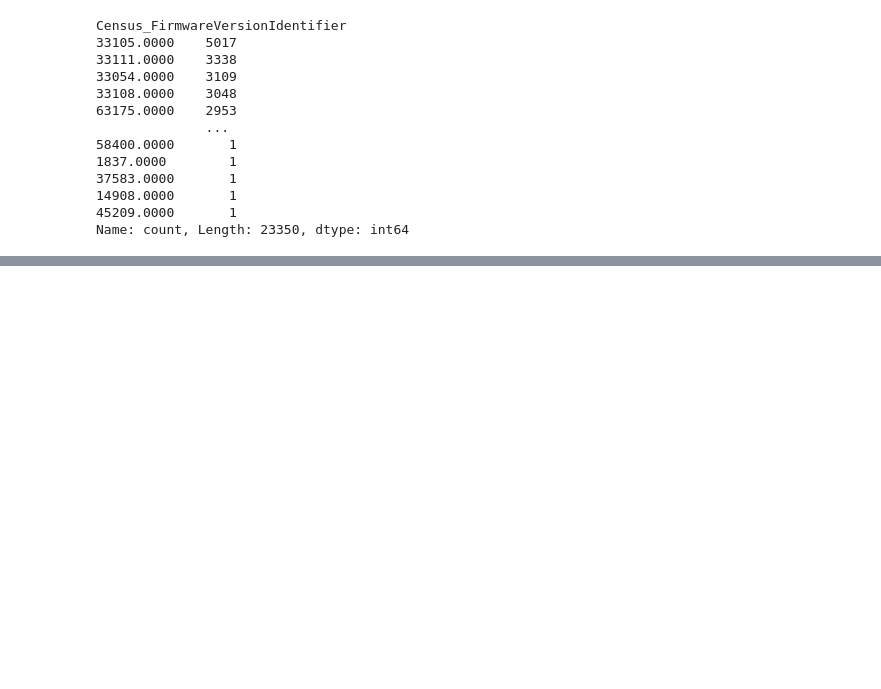
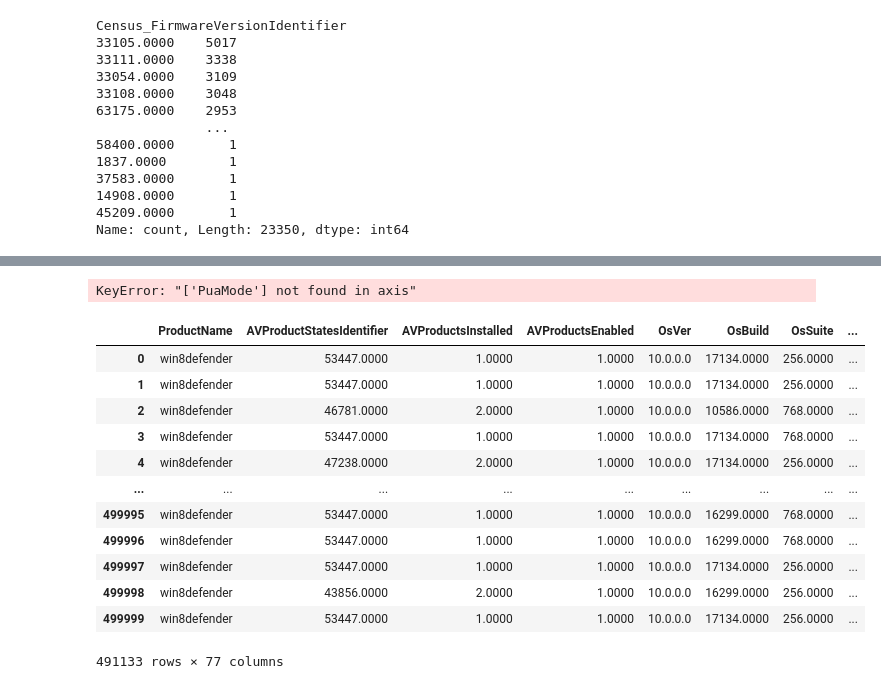
Before and after one commit to Wolfsteno/data-science-projects, a Jupyter notebook: Entregable 2 Supervised Machine Learning/entregable2_mugva.ipynb, the cells around one changed output, grey strips where cells are left out. Drawn from its saved outputs; the diff is of its cells as text; code cells hidden in the pictures; blank space fills up the shorter version.

```diff
--- a/Entregable 2 Supervised Machine Learning/entregable2_mugva.ipynb
+++ b/Entregable 2 Supervised Machine Learning/entregable2_mugva.ipynb
@@ -1806,0 +1891,76 @@ Name: count, Length: 23350, dtype: int64
+# %%
+def eliminar_categorias_poco_frecuentes(dfi, columnas=None, limite=10000):
+    dfi = dfi['OsBuild',
+ 'OsSuite',
+ 'OsPlatformSubRelease',
+ 'OsBuildLab',
+ 'SkuEdition',
+ 'IsProtected',
+ 'AutoSampleOptIn',
+ 'SMode',
+ 'IeVerIdentifier',
+ 'SmartScreen',
+ 'Firewall',
+ 'UacLuaenable',
+ 'Census_MDC2FormFactor',
+ 'Census_DeviceFamily',
+ 'Census_OEMNameIdentifier',
+ 'Census_OEMModelIdentifier',
+ 'Census_ProcessorCoreCount',
+ 'Census_ProcessorManufacturerIdentifier']  # Crear una copia para no modificar el original
+    # Si no se especifican columnas, seleccionar todas las categóricas
+    if columnas is None:
+        columnas = dfi.select_dtypes(include=['object']).columns
+
+    # df_filtrado = dfi.copy()  # Crear una copia para no modificar el original
+    # dfi
+
+    for col in columnas:
+        # Contar la frecuencia de cada categoría
+        category_counts = dfi[col].value_counts()
+
+        # Obtener solo las categorías con más de 'threshold' apariciones
+        valid_categories = category_counts[category_counts > limite].index
+
+        # Filtrar el DataFrame
+        dfi = dfi[dfi[col].isin(valid_categories)]
+
+        print(f"Filtradas filas en '{col}', manteniendo solo categorías con más de {limite} apariciones.")
+
+    print(f"Nuevo tamaño del dataset después del filtrado: {dfi.shape}")
+
+
+valores_faltantes = (df[cols_ignacio].isnull().mean() * 100).sort_values(ascending=False)
+
+df = df.drop(columns=['PuaMode'])
+df['SmartScreen'] = df['SmartScreen'].fillna("Unknown")
+
+cols_ignacio.remove('PuaMode')
+
+cols_borrar_nans = (df[cols_ignacio].isnull().mean() < 0.02).index.to_list()
+df[cols_borrar_nans] = df[cols_borrar_nans].dropna()
+
+# df = df.dropna(subset=df[cols_ignacio].columns[df[cols_ignacio].isnull().mean() < 0.02])
+
+eliminar_categorias_poco_frecuentes(df, limite=10000)
+# %% [output]
+KeyError: "['PuaMode'] not found in axis"
+# %%
+df["SMode"].hist()
+df[cols_ignacio]['SMode'] = df[cols_ignacio]['SMode'].fillna(df[cols_ignacio]['SMode'].mode()[0])
+# %%
+df
+# %% [output]
+|  | ProductName | AVProductStatesIdentifier | AVProductsInstalled | AVProductsEnabled | OsVer | OsBuild | OsSuite | ... |
+| 0 | win8defender | 53447.0000 | 1.0000 | 1.0000 | 10.0.0.0 | 17134.0000 | 256.0000 | ... |
+| 1 | win8defender | 53447.0000 | 1.0000 | 1.0000 | 10.0.0.0 | 17134.0000 | 256.0000 | ... |
+| 2 | win8defender | 46781.0000 | 2.0000 | 1.0000 | 10.0.0.0 | 10586.0000 | 768.0000 | ... |
+| 3 | win8defender | 53447.0000 | 1.0000 | 1.0000 | 10.0.0.0 | 17134.0000 | 768.0000 | ... |
+| 4 | win8defender | 47238.0000 | 2.0000 | 1.0000 | 10.0.0.0 | 17134.0000 | 256.0000 | ... |
+| ... | ... | ... | ... | ... | ... | ... | ... | ... |
+| 499995 | win8defender | 53447.0000 | 1.0000 | 1.0000 | 10.0.0.0 | 16299.0000 | 768.0000 | ... |
+| 499996 | win8defender | 53447.0000 | 1.0000 | 1.0000 | 10.0.0.0 | 16299.0000 | 768.0000 | ... |
+| 499997 | win8defender | 53447.0000 | 1.0000 | 1.0000 | 10.0.0.0 | 17134.0000 | 256.0000 | ... |
+| 499998 | win8defender | 43856.0000 | 2.0000 | 1.0000 | 10.0.0.0 | 16299.0000 | 256.0000 | ... |
+| 499999 | win8defender | 53447.0000 | 1.0000 | 1.0000 | 10.0.0.0 | 17134.0000 | 256.0000 | ... |
+491133 rows × 77 columns
```
Also changed, not shown: parts of 6 cells of this notebook, 3 other files.
